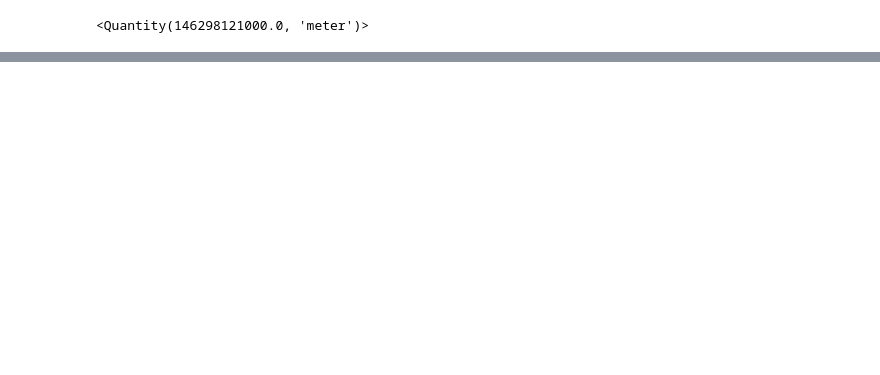
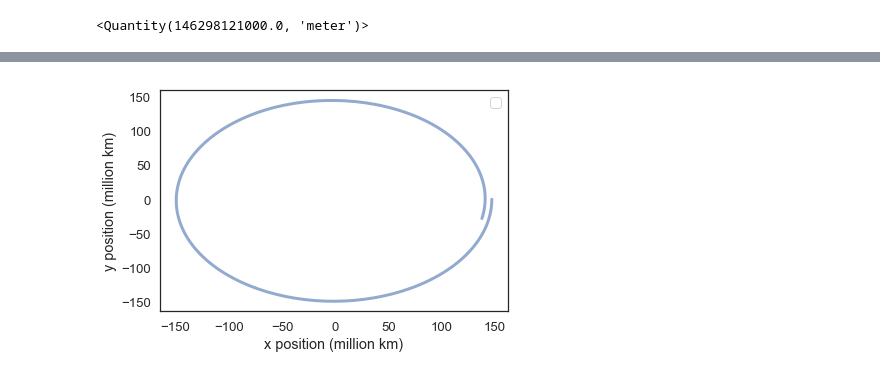
Before and after one commit to awenstrup/ModSimPy, a Jupyter notebook: code/orbit_homework.ipynb, the cells around one changed output, grey strips where cells are left out. Cells and saved outputs as stored; diff of their text form; code cells hidden in the pictures; blank space fills up the shorter version.

Commit message:
Orbit Homework

```diff
--- a/code/orbit_homework.ipynb
+++ b/code/orbit_homework.ipynb
@@ -213,0 +197,9 @@ decorate(xlabel='Time (day)',
+# %%
+#We can also plot x vs y to show what the orbit actually looks like over 1 year.
+
+plot(results.x, results.y)
+
+decorate(xlabel='x position (million km)',
+        ylabel='y position (million km)')
+# %% [output]
+[figure, added]
```
Also changed, not shown: parts of 13 cells of this notebook, 3 other files.
